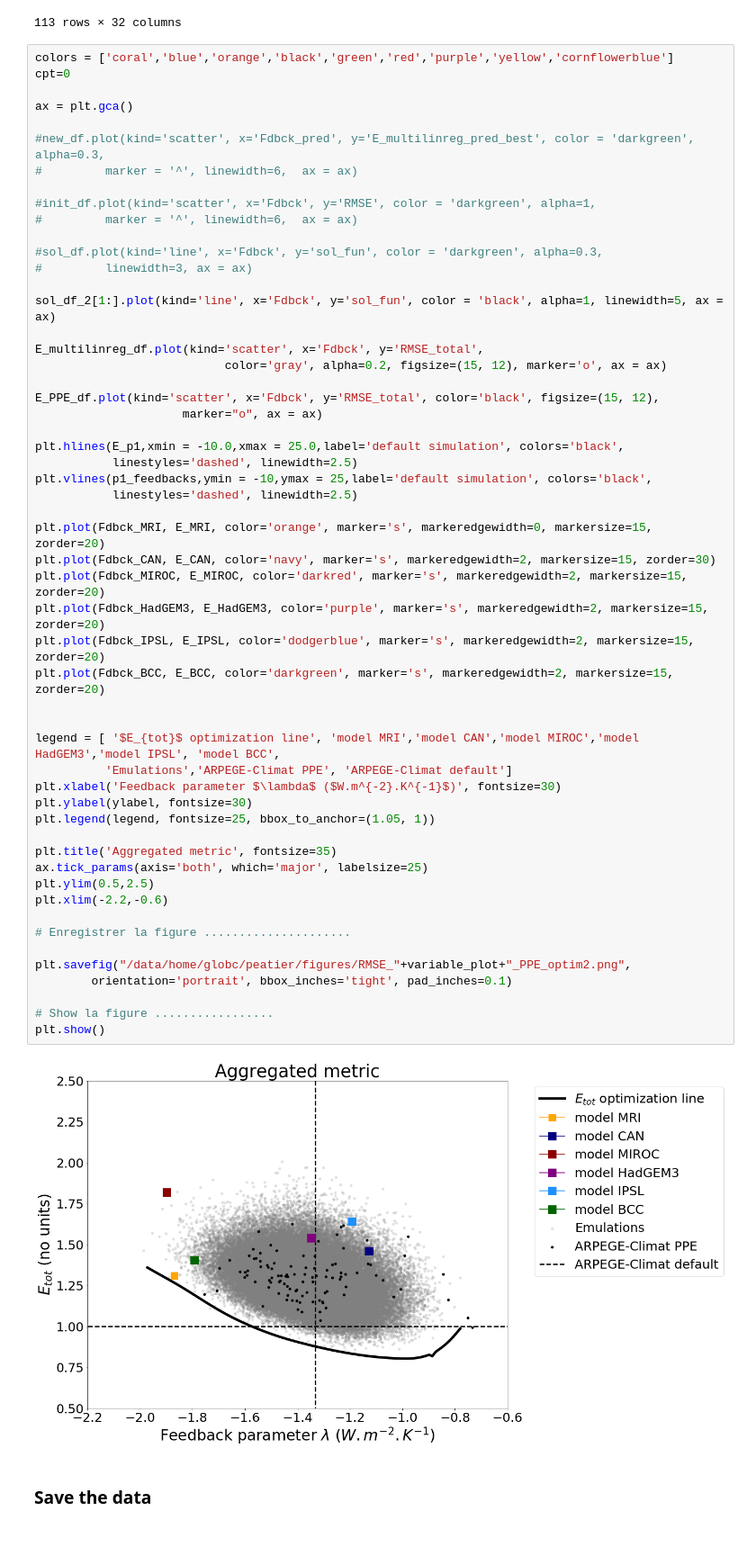
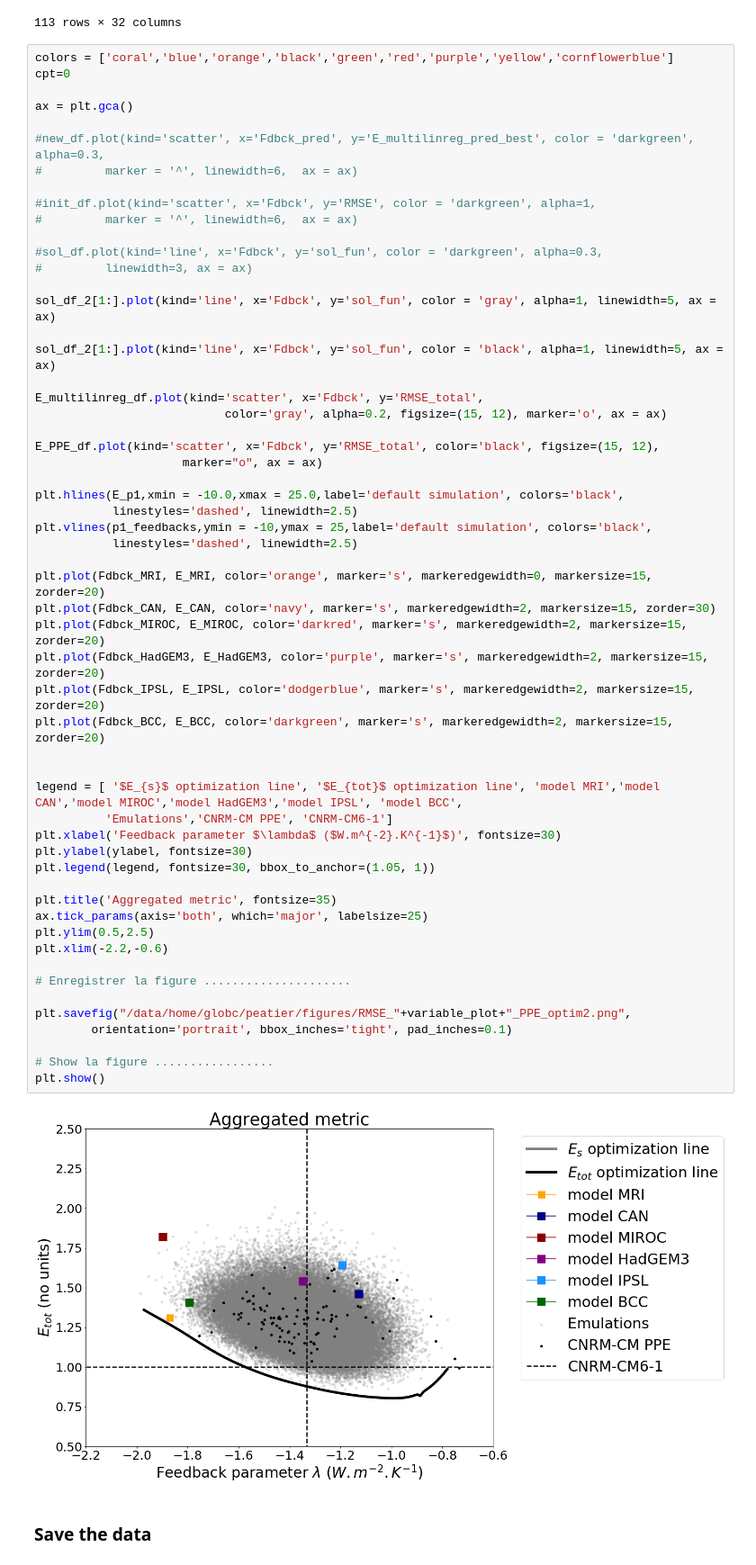
Before and after one commit to speatier/CNRMppe_save, a Jupyter notebook: PPE/PPE_paper_1/MultiLinReg/Final_total.ipynb, the cells around one changed output. Shown at 90% size. Drawn from its saved outputs; the diff is of its cells as text; blank space fills up the shorter version.

```diff
--- a/PPE/PPE_paper_1/MultiLinReg/Final_total.ipynb
+++ b/PPE/PPE_paper_1/MultiLinReg/Final_total.ipynb
@@ -1556,6 +1557,8 @@ ax = plt.gca()
 
 #sol_df.plot(kind='line', x='Fdbck', y='sol_fun', color = 'darkgreen', alpha=0.3,
 #         linewidth=3, ax = ax)
+
+sol_df_2[1:].plot(kind='line', x='Fdbck', y='sol_fun', color = 'gray', alpha=1, linewidth=5, ax = ax)
 
 sol_df_2[1:].plot(kind='line', x='Fdbck', y='sol_fun', color = 'black', alpha=1, linewidth=5, ax = ax)
 
@@ -1567,37 +1570,37 @@ E_PPE_df.plot(kind='scatter', x='Fdbck', y='RMSE_total', color='black', figsize=
 
 plt.hlines(E_p1,xmin = -10.0,xmax = 25.0,label='default simulation', colors='black',
            linestyles='dashed', linewidth=2.5)
 plt.vlines(p1_feedbacks,ymin = -10,ymax = 25,label='default simulation', colors='black',
            linestyles='dashed', linewidth=2.5)
 
 plt.plot(Fdbck_MRI, E_MRI, color='orange', marker='s', markeredgewidth=0, markersize=15, zorder=20)
 plt.plot(Fdbck_CAN, E_CAN, color='navy', marker='s', markeredgewidth=2, markersize=15, zorder=30)
 plt.plot(Fdbck_MIROC, E_MIROC, color='darkred', marker='s', markeredgewidth=2, markersize=15, zorder=20)
 plt.plot(Fdbck_HadGEM3, E_HadGEM3, color='purple', marker='s', markeredgewidth=2, markersize=15, zorder=20)
 plt.plot(Fdbck_IPSL, E_IPSL, color='dodgerblue', marker='s', markeredgewidth=2, markersize=15, zorder=20)
 plt.plot(Fdbck_BCC, E_BCC, color='darkgreen', marker='s', markeredgewidth=2, markersize=15, zorder=20)
 
 
-legend = [ '$E_{tot}$ optimization line', 'model MRI','model CAN','model MIROC','model HadGEM3','model IPSL', 'model BCC',
-          'Emulations','ARPEGE-Climat PPE', 'ARPEGE-Climat default']
+legend = [ '$E_{s}$ optimization line', '$E_{tot}$ optimization line', 'model MRI','model CAN','model MIROC','model HadGEM3','model IPSL', 'model BCC',
+          'Emulations','CNRM-CM PPE', 'CNRM-CM6-1']
 plt.xlabel('Feedback parameter $\lambda$ ($W.m^{-2}.K^{-1}$)', fontsize=30)
 plt.ylabel(ylabel, fontsize=30)
-plt.legend(legend, fontsize=25, bbox_to_anchor=(1.05, 1))
+plt.legend(legend, fontsize=30, bbox_to_anchor=(1.05, 1))
 
 plt.title('Aggregated metric', fontsize=35)
 ax.tick_params(axis='both', which='major', labelsize=25)
 plt.ylim(0.5,2.5)
 plt.xlim(-2.2,-0.6)
 
 # Enregistrer la figure .....................
 
 plt.savefig("/data/home/globc/peatier/figures/RMSE_"+variable_plot+"_PPE_optim2.png",
         orientation='portrait', bbox_inches='tight', pad_inches=0.1)
 
 # Show la figure .................
 plt.show()
 # %% [output]
-[figure, old version]
+[figure, new version]
 # %% [markdown]
 ### Save the data
 # %%
```
Also changed, not shown: parts of 4 cells of this notebook, 5 other files.
